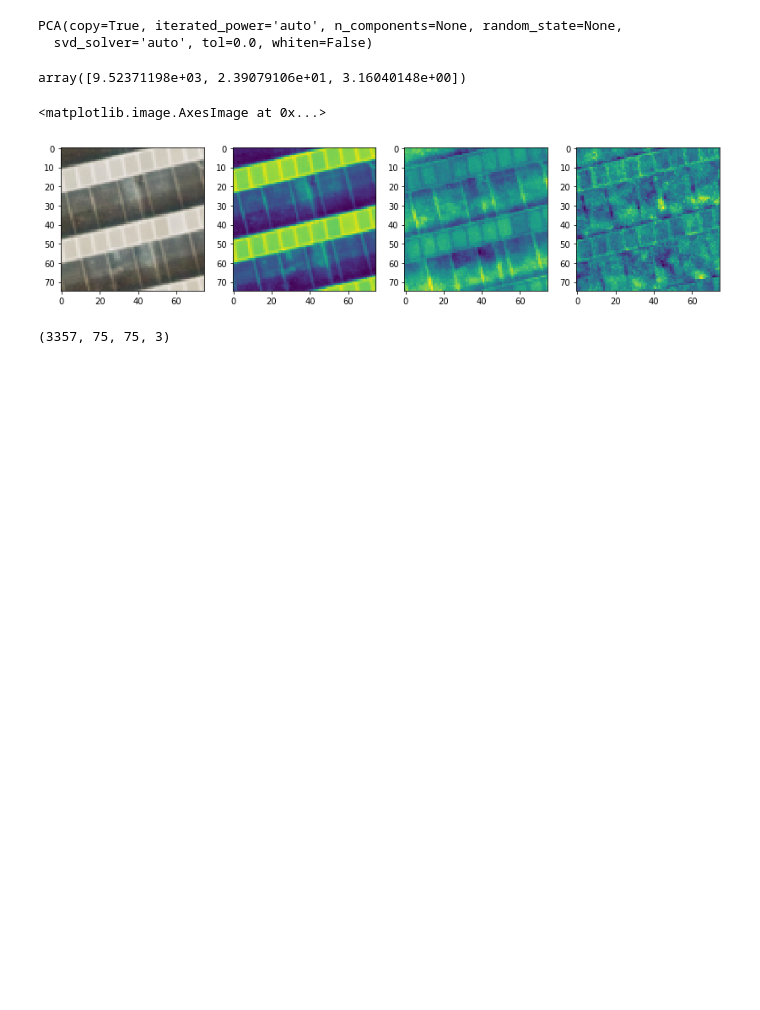
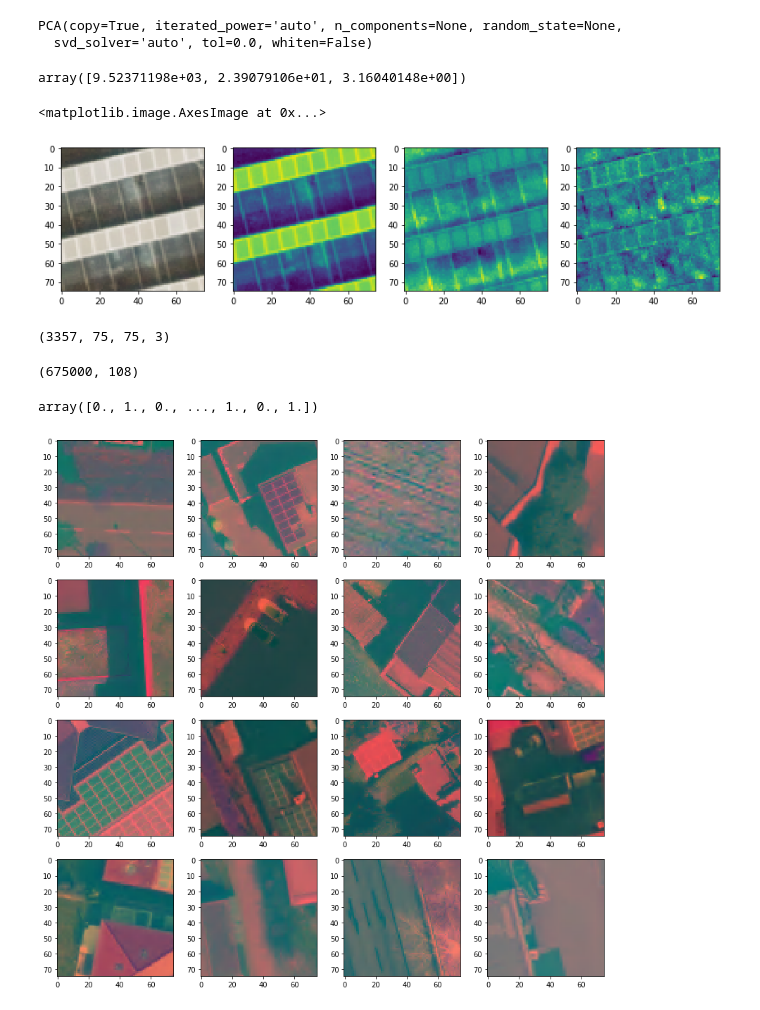
Before and after one commit to thinkpractice/DeepSolaris, a Jupyter notebook: PixelDetection.ipynb, the cells around one changed output. Drawn from its saved outputs; the diff is of its cells as text; code cells hidden in the pictures; blank space fills up the shorter version.

Commit message:
Added function to normalize images

```diff
--- a/PixelDetection.ipynb
+++ b/PixelDetection.ipynb
@@ -375,12 +395,20 @@ ax[3].imshow(normalize_image(im_pca)[:,:,2])
 # %% [output]
 <matplotlib.image.AxesImage at 0x...>
 [figure]
-# %%
-ac_pca_images = np.array([pcaTransform(image) for image in ac_dataset[0].images])
-ac_pca_images.shape
-# %% [output]
-(3357, 75, 75, 3)
+# %%
+def pca_transform(image):
+    X = image.reshape(image.shape[0]*image.shape[1], image.shape[2])
+    pca = PCA()
+    pca.fit(X)
+    return pca.transform(X).reshape(image.shape)
+
+ac_pca_images = np.array([pca_transform(image) for image in ac_dataset[0].images])
+ac_pca_images.shape
+# %% [output]
+(3357, 75, 75, 3)
 # %%
-ac_pca_features = get_features_for(ac_pca_images)
+ac_pca_features = get_features_for(ac_pca_images[:120])
 ac_pca_pixel_features = ac_pca_features.reshape(120*75*75, 108)
 ac_pca_pixel_features.shape
+# %% [output]
+(675000, 108)
@@ -388,0 +415,14 @@ predict(clf, ac_pca_features, ac_dataset[0].labels)
+# %%
+ac_dataset[0].labels
+# %% [output]
+array([0., 1., 0., ..., 1., 0., 1.])
+# %%
+_, ax = plt.subplots(4,4, figsize=(14,14))
+
+i = 0
+for r in range(4):
+    for c in range(4):
+        ax[r,c].imshow(normalize_image(ac_pca_images[i]))
+        i += 1
+# %% [output]
+[figure, added]
```
Also changed, not shown: parts of 17 cells of this notebook.
